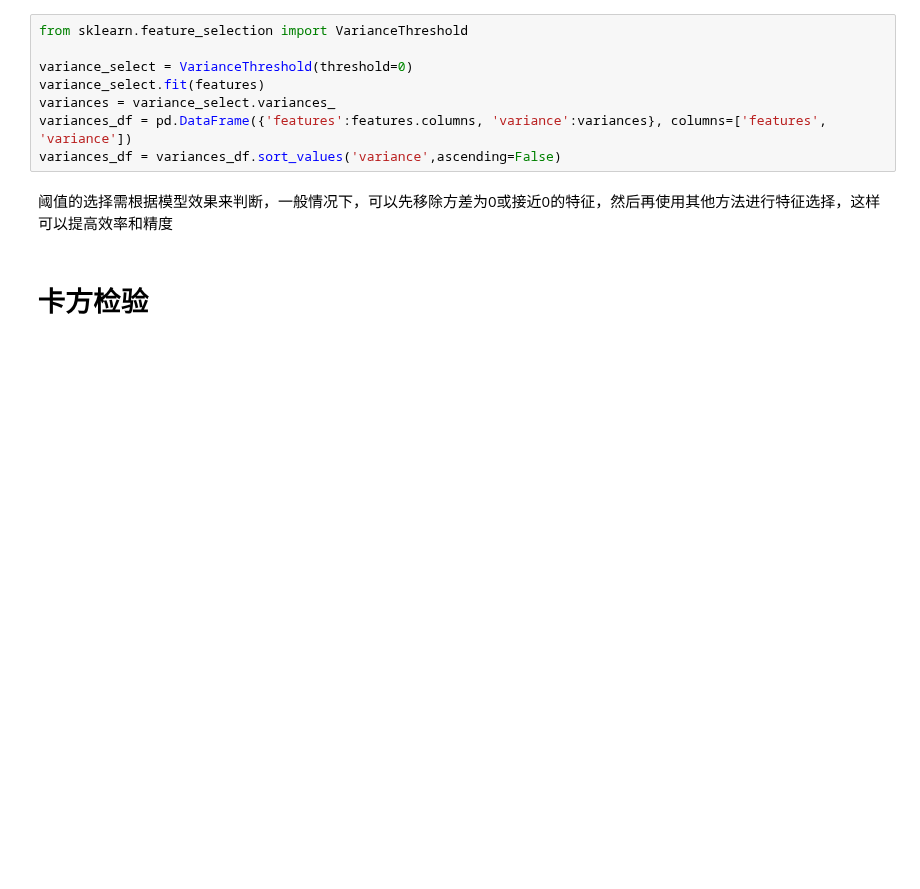
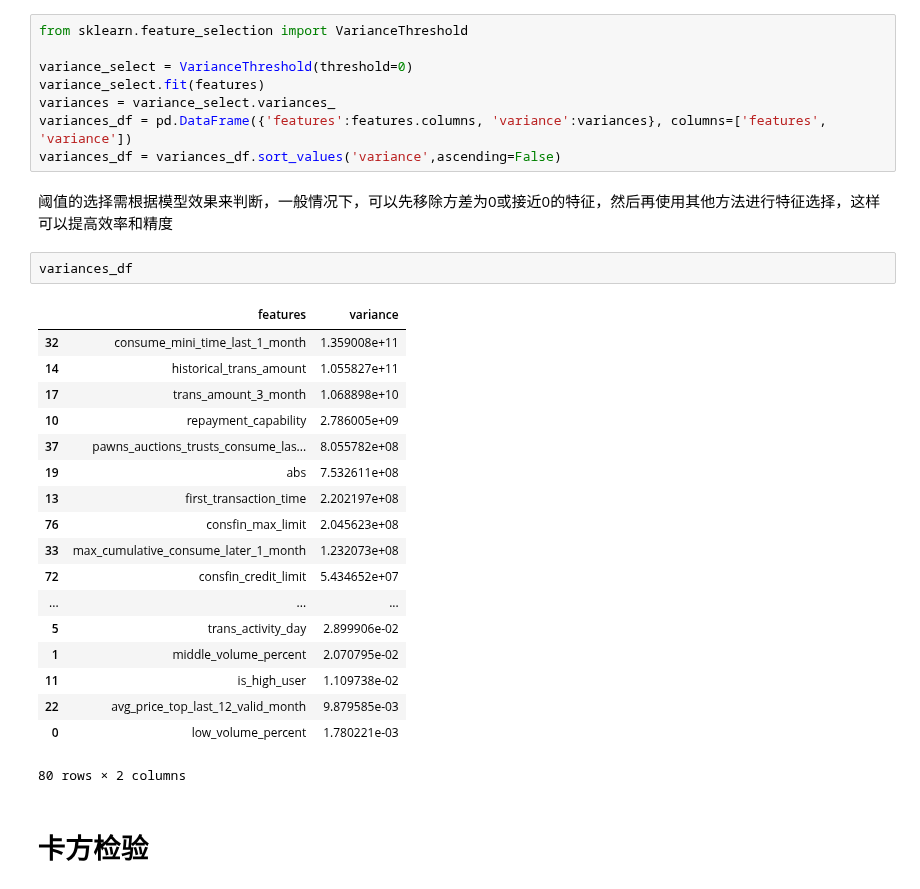
Before and after one commit to lizoo6zhi/Datawhale, a Jupyter notebook: DataMining/Task2.ipynb, the cells around one changed output. Cells and saved outputs as stored; diff of their text form; blank space fills up the shorter version.

```diff
--- a/DataMining/Task2.ipynb
+++ b/DataMining/Task2.ipynb
@@ -26,6 +26,27 @@ variances_df = pd.DataFrame({'features':features.columns, 'variance':variances},
 variances_df = variances_df.sort_values('variance',ascending=False)
 # %% [markdown]
 阈值的选择需根据模型效果来判断，一般情况下，可以先移除方差为0或接近0的特征，然后再使用其他方法进行特征选择，这样可以提高效率和精度
+# %%
+variances_df
+# %% [output]
+|  | features | variance |
+| 32 | consume_mini_time_last_1_month | 1.359008e+11 |
+| 14 | historical_trans_amount | 1.055827e+11 |
+| 17 | trans_amount_3_month | 1.068898e+10 |
+| 10 | repayment_capability | 2.786005e+09 |
+| 37 | pawns_auctions_trusts_consume_las... | 8.055782e+08 |
+| 19 | abs | 7.532611e+08 |
+| 13 | first_transaction_time | 2.202197e+08 |
+| 76 | consfin_max_limit | 2.045623e+08 |
+| 33 | max_cumulative_consume_later_1_month | 1.232073e+08 |
+| 72 | consfin_credit_limit | 5.434652e+07 |
+| ... | ... | ... |
+| 5 | trans_activity_day | 2.899906e-02 |
+| 1 | middle_volume_percent | 2.070795e-02 |
+| 11 | is_high_user | 1.109738e-02 |
+| 22 | avg_price_top_last_12_valid_month | 9.879585e-03 |
+| 0 | low_volume_percent | 1.780221e-03 |
+80 rows × 2 columns
 # %% [markdown]
 # 卡方检验
 # %%
```
Also changed, not shown: parts of 2 cells of this notebook, 4 other files.
